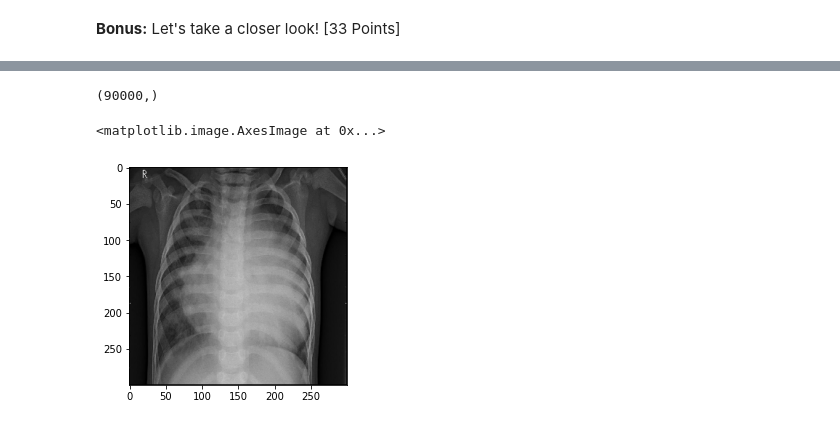
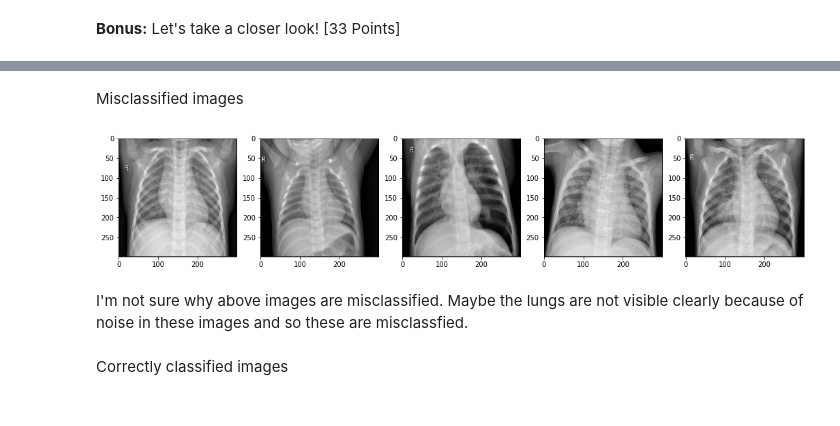
Before and after one commit to bostongfx/cs480student, a Jupyter notebook: CS480_Assignment_4_Kunal_Jain.ipynb, the cells around one changed output, grey strips where cells are left out. Drawn from its saved outputs; the diff is of its cells as text; code cells hidden in the pictures.

Commit message:
display incorrectly classified images

```diff
--- a/CS480_Assignment_4_Kunal_Jain.ipynb
+++ b/CS480_Assignment_4_Kunal_Jain.ipynb
@@ -245,9 +221,14 @@ array([ True,  True, False,  True,  True, False,  True,  True,  True,
-# %%
-testing_data[0].shape
-# %% [output]
-(90000,)
-# %%
-imshow(np.resize(testing_data[79], (300, 300)), cmap='gray')
-# %% [output]
-<matplotlib.image.AxesImage at 0x...>
-[figure, removed]
+# %% [markdown]
+Misclassified images
+# %%
+misclassified = np.where(testing_target != predictions)[0]
+# %%
+f, images_subplot = plt.subplots(1,len(misclassified), figsize=(18,18))
+for i in range(len(misclassified)):
+    images_subplot[i].imshow(np.resize(testing_data[misclassified[i]], (300, 300)), cmap='gray')
+# %% [output]
+[figure, added]
+# %% [markdown]
+I'm not sure why above images are misclassified. Maybe the lungs are not visible clearly because of noise in these images and so these are misclassfied.
+# %% [markdown]
+Correctly classified images
```
Also changed, not shown: parts of 12 cells of this notebook.
